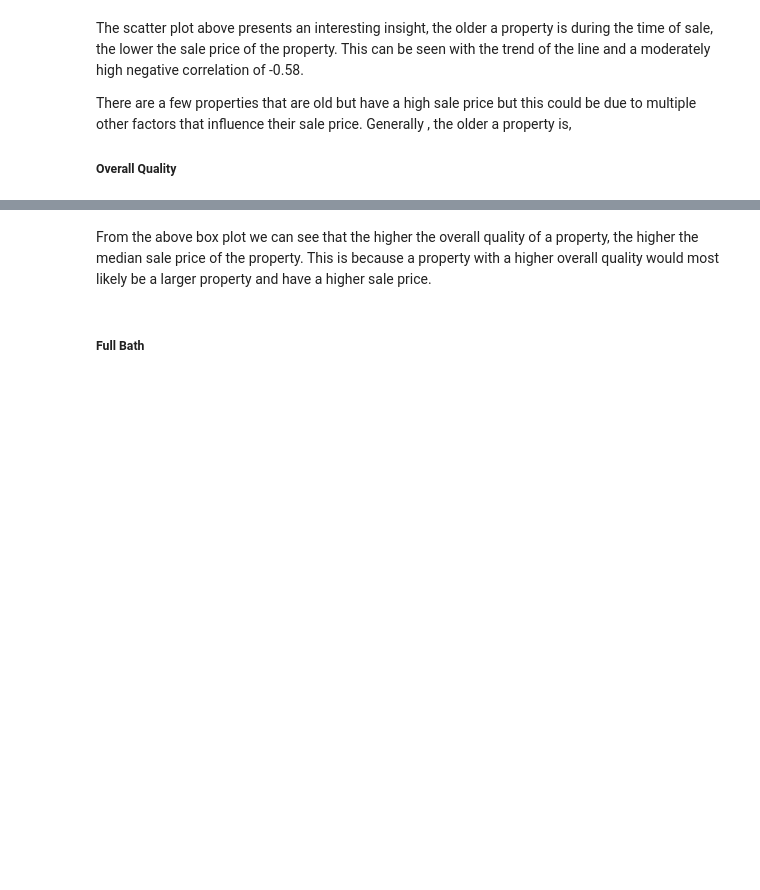
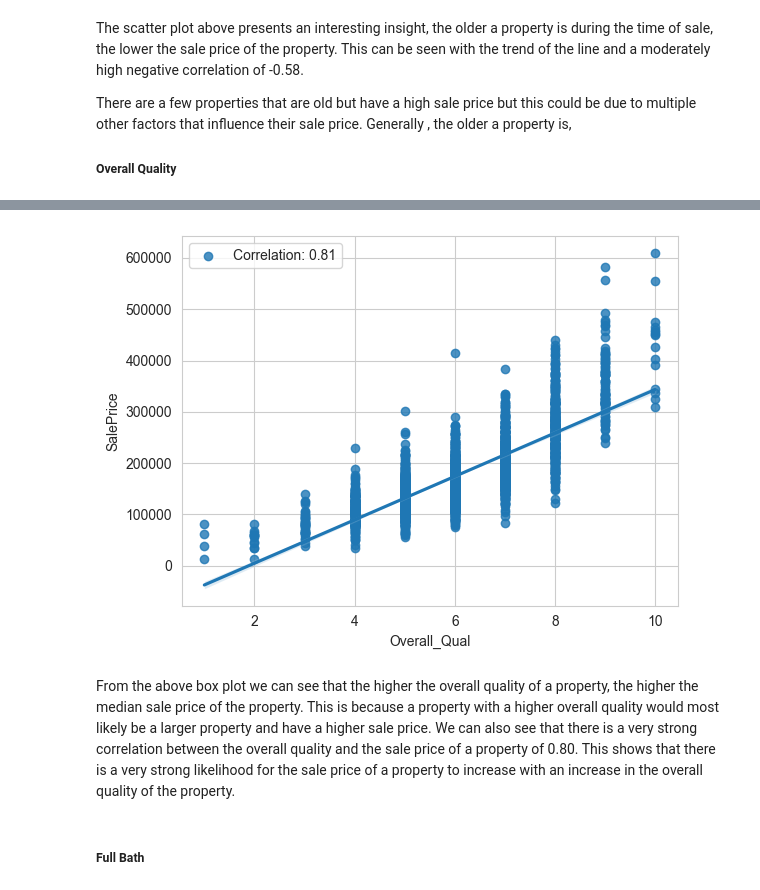
Before and after one commit to rongachoka/House_Prices_Dataset_-coursework-, a Jupyter notebook: index_updated.ipynb, the cells around one changed output, grey strips where cells are left out. Drawn from its saved outputs; the diff is of its cells as text; code cells hidden in the pictures; blank space fills up the shorter version.

```diff
--- a/index_updated.ipynb
+++ b/index_updated.ipynb
@@ -1735,5 +1745,11 @@ plot_cat_bivariate(df_updated_1, x_value="Overall_Qual", title="Relationship bet
+# %%
+sns.regplot(df_new, x="Overall_Qual", y="SalePrice",
+            label=f"Correlation: {df_new['Overall_Qual'].corr(df_new['SalePrice']):.2f}")
+plt.legend();
+# %% [output]
+[figure, added]
 # %% [markdown]
-From the above box plot we can see that the higher the overall quality of a property, the higher the median sale price of the property. This is because a property with a higher overall quality would most likely be a larger property and have a higher sale price.
+From the above box plot we can see that the higher the overall quality of a property, the higher the median sale price of the property. This is because a property with a higher overall quality would most likely be a larger property and have a higher sale price. We can also see that there is a very strong correlation between the overall quality and the sale price of a property of 0.80. This shows that there is a very strong likelihood for the sale price of a property to increase with an increase in the overall quality of the property.
 # %% [markdown]
 ##### Full Bath
 # %%
```
Also changed, not shown: parts of 10 cells of this notebook.
